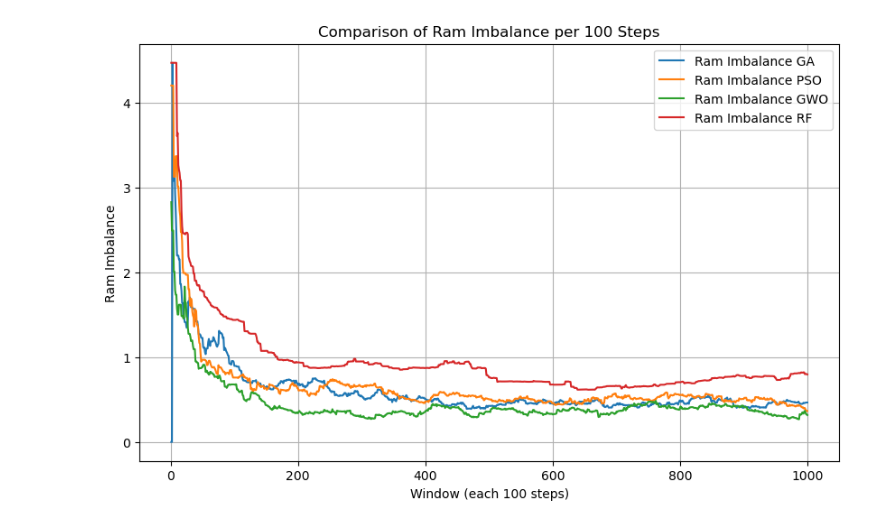
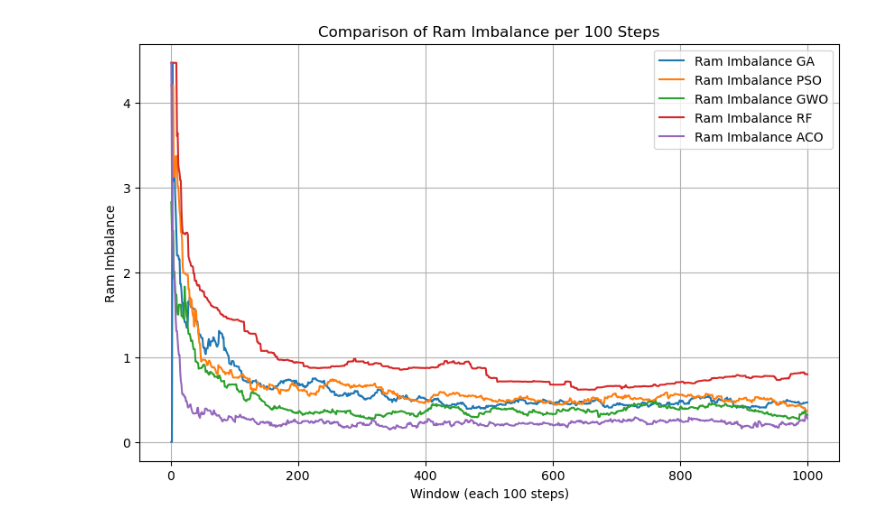
Before and after one commit to hkhoa239/DC, a Jupyter notebook: metrics/plot.ipynb, the cells around one changed output. Drawn from its saved outputs; the diff is of its cells as text; code cells hidden in the pictures.

```diff
--- a/metrics/plot.ipynb
+++ b/metrics/plot.ipynb
@@ -7,6 +7,7 @@ ga = pd.read_csv('ga.csv')
 rf = pd.read_csv('rf.csv')
 pso = pd.read_csv('pso.csv')
 gwo = pd.read_csv('gwo.csv')
+aco = pd.read_csv('aco.csv')
 # %%
 pga = ga['Power_Consumption']
 prf = rf['Power_Consumption']
@@ -36,6 +39,7 @@ imCpuGA = ga['CPU_Imbalance']
 imCPuPSO = pso['CPU_Imbalance']
 imCpuGWO = gwo['CPU_Imbalance']
 imCpuRF = rf['CPU_Imbalance']
+imCpuACO = aco['CPU_Imbalance']
 # %%
 # Tính tổng reward mỗi n step
 
@@ -58,20 +63,22 @@ imRamGA = ga['Ram_Imbalance']
 imRamPSO = pso['Ram_Imbalance']
 imRamGWO = gwo['Ram_Imbalance']
 imRamRF = rf['Ram_Imbalance']
+imRamACO = aco['Ram_Imbalance']
 # %%
 # Tính tổng reward mỗi n step
 
 # Vẽ biểu đồ
 plt.figure(figsize=(10, 6))
 plt.plot(range(1, len(imRamGA) + 1), imCpuGA, label='Ram Imbalance GA')
 plt.plot(range(1, len(imRamPSO) + 1), imCPuPSO, label='Ram Imbalance PSO')
 plt.plot(range(1, len(imRamGWO) + 1), imCpuGWO, label='Ram Imbalance GWO')
 plt.plot(range(1, len(imRamRF) + 1), imCpuRF, label='Ram Imbalance RF')
+plt.plot(range(1, len(imRamACO) + 1), imCpuACO, label='Ram Imbalance ACO')
 plt.xlabel(f'Window (each {n} steps)')
 plt.ylabel('Ram Imbalance')
 plt.title(f'Comparison of Ram Imbalance per {n} Steps')
 plt.legend()
 plt.grid()
 plt.show()
 # %% [output]
-[figure, old version]
+[figure, new version]
```
Also changed, not shown: parts of 3 cells of this notebook, 3 other files.
